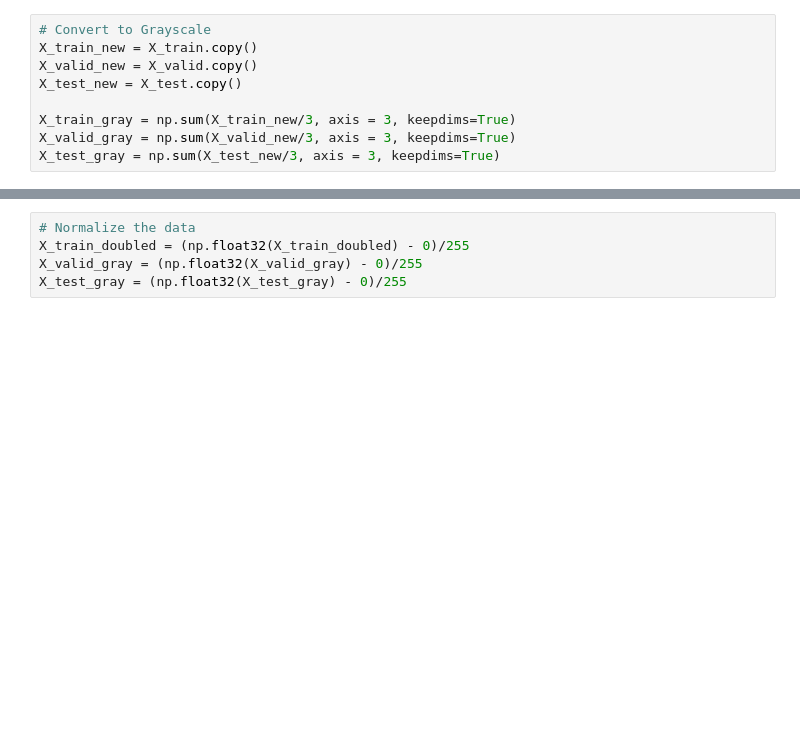
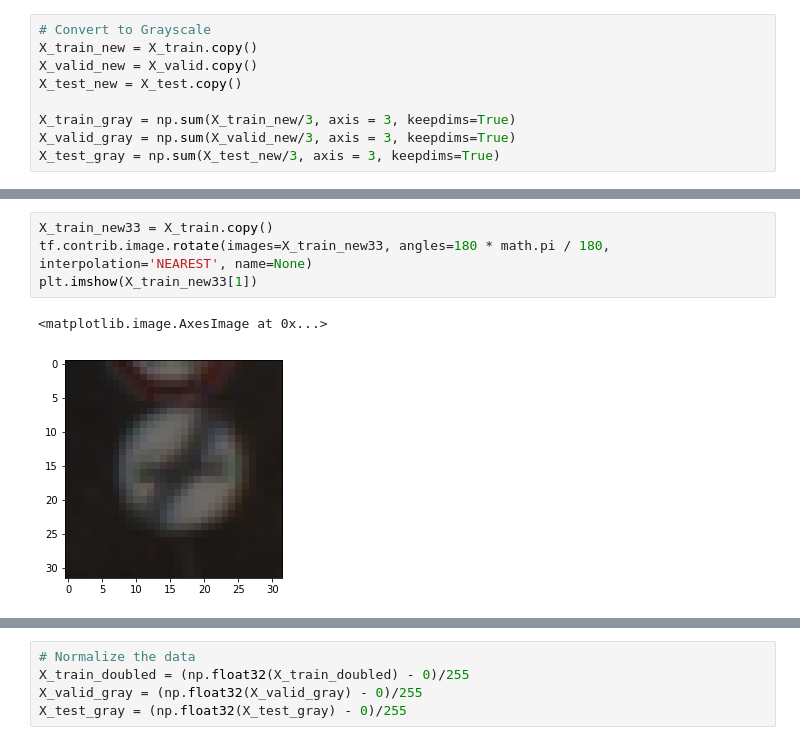
Before and after one commit to lswatts42/carnd_project3_TrafficSignClassification, a Jupyter notebook: Traffic_Sign_Classifier-Copy1.ipynb, the cells around one changed output, grey strips where cells are left out. Cells and saved outputs as stored; diff of their text form; blank space fills up the shorter version.

```diff
--- a/Traffic_Sign_Classifier-Copy1.ipynb
+++ b/Traffic_Sign_Classifier-Copy1.ipynb
@@ -204,3 +207,10 @@ For more information, please see:
   * https://github.com/tensorflow/addons
   * https://github.com/tensorflow/io (for I/O related ops)
 If you depend on functionality not listed there, please file an issue.
+# %%
+X_train_new33 = X_train.copy()
+tf.contrib.image.rotate(images=X_train_new33, angles=180 * math.pi / 180, interpolation='NEAREST', name=None)
+plt.imshow(X_train_new33[1])
+# %% [output]
+<matplotlib.image.AxesImage at 0x...>
+[figure, added]
```
Also changed, not shown: parts of 8 cells of this notebook, 1 other file.
